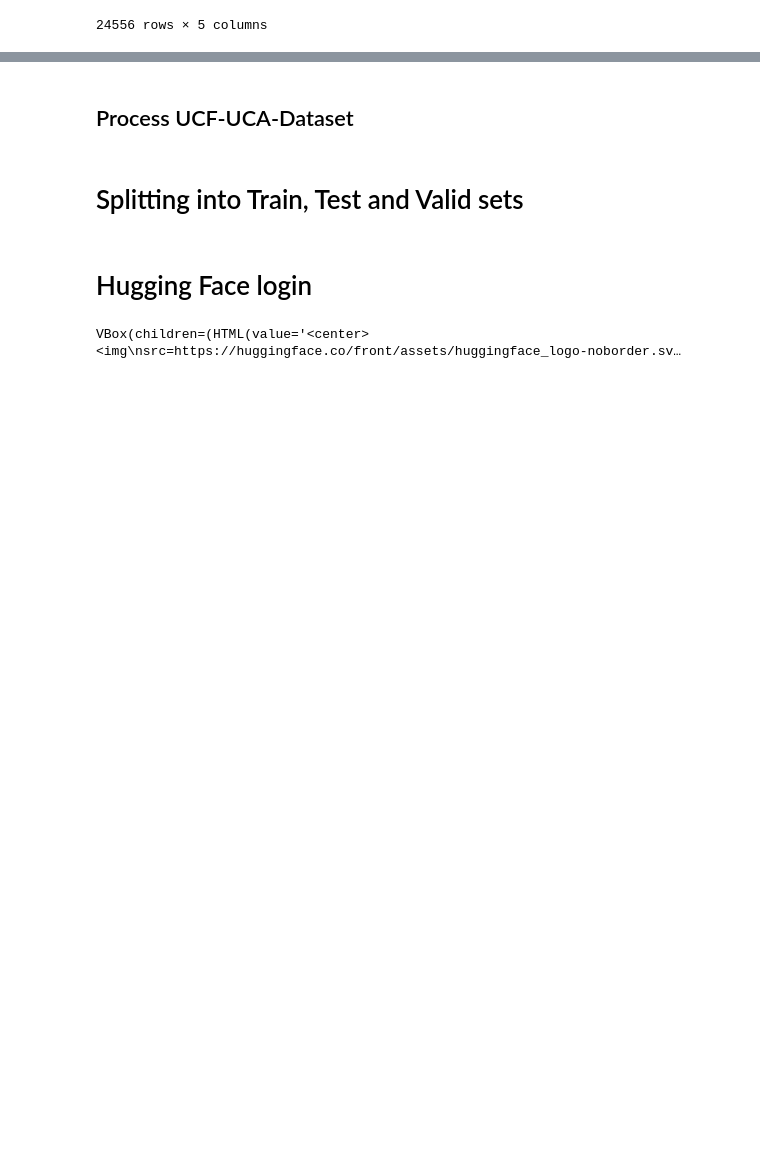
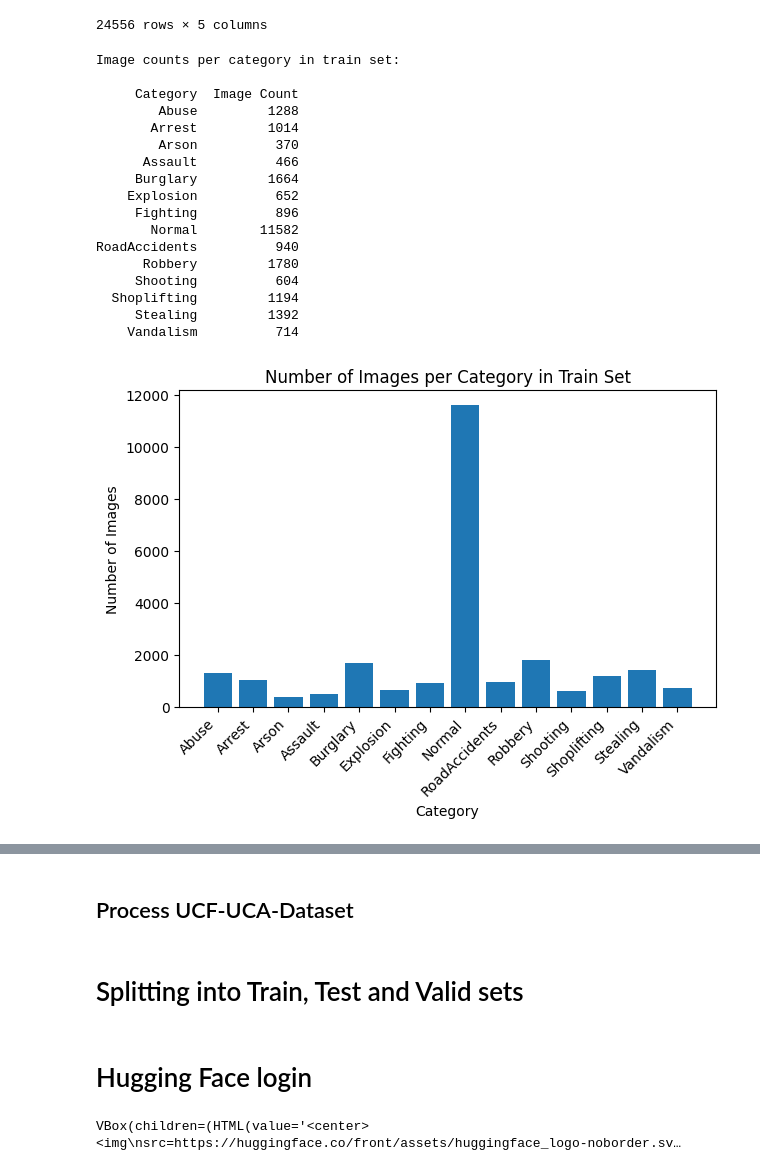
Before and after one commit to zeinabtakesh/Keep-NI-by-AI, a Jupyter notebook: training-on-ucf-uca.ipynb, the cells around one changed output, grey strips where cells are left out. Cells and saved outputs as stored; diff of their text form; code cells hidden in the pictures; blank space fills up the shorter version.

```diff
--- a/training-on-ucf-uca.ipynb
+++ b/training-on-ucf-uca.ipynb
@@ -115,3 +115,46 @@ Test: 2060 samples
 | 24554 | output_frames/Vandalism050_x264_c... | The man in white pants next to th... | Vandalism050_x264 | Vandalism | 641 |
 | 24555 | output_frames/Vandalism050_x264_c... | The man in white pants next to th... | Vandalism050_x264 | Vandalism | 813 |
 24556 rows × 5 columns
+# %%
+import pandas as pd
+import matplotlib.pyplot as plt
+
+# 1. Load the train split
+df_train = pd.read_csv('train_image_captions.csv')
+
+# 2. Count images per category
+counts = df_train['category'].value_counts().sort_index()
+counts_df = counts.rename_axis('Category').reset_index(name='Image Count')
+
+# 3. Display the counts in console
+print("Image counts per category in train set:\n")
+print(counts_df.to_string(index=False))
+
+# 4. Plot a bar chart of counts per category
+plt.figure()
+plt.bar(counts_df['Category'], counts_df['Image Count'])
+plt.xlabel('Category')
+plt.ylabel('Number of Images')
+plt.title('Number of Images per Category in Train Set')
+plt.xticks(rotation=45, ha='right')
+plt.tight_layout()
+plt.show()
+# %% [output]
+Image counts per category in train set:
+
+     Category  Image Count
+        Abuse         1288
+       Arrest         1014
+        Arson          370
+      Assault          466
+     Burglary         1664
+    Explosion          652
+     Fighting          896
+       Normal        11582
+RoadAccidents          940
+      Robbery         1780
+     Shooting          604
+  Shoplifting         1194
+     Stealing         1392
+    Vandalism          714
+[figure, added]
```
Also changed, not shown: parts of 16 cells of this notebook.
